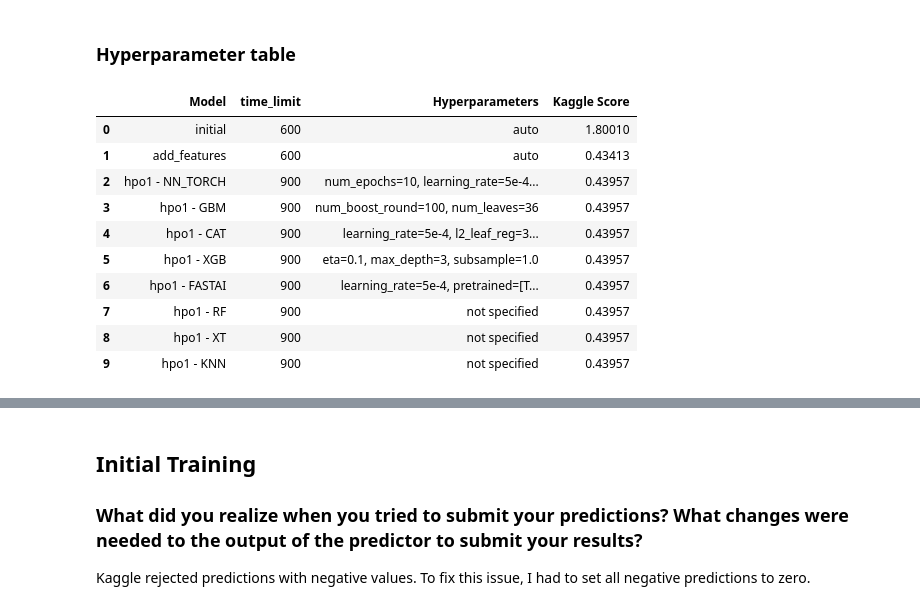
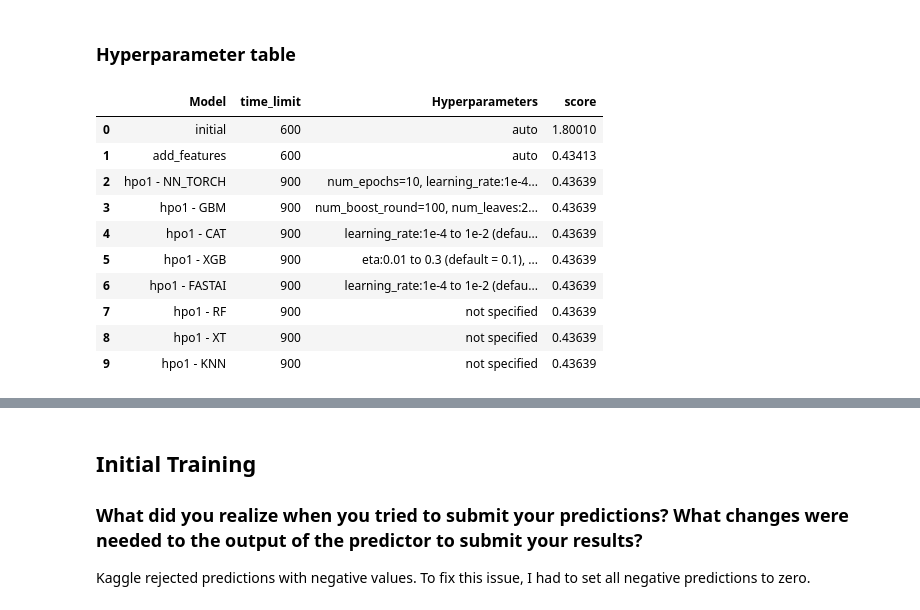
Before and after one commit to sheyiphunmi/Predicting-Bike-Sharing-Demand-with-AutoGluon, a Jupyter notebook: project-template.ipynb, the cells around one changed output, grey strips where cells are left out. Cells and saved outputs as stored; diff of their text form; code cells hidden in the pictures.

```diff
--- a/project-template.ipynb
+++ b/project-template.ipynb
@@ -871,21 +961,23 @@ fig.savefig('model_test_score.png')
 # %%
 # The 3 hyperparameters we tuned with the kaggle score as the result
 pd.DataFrame({
     'Model': ['initial', 'add_features', 'hpo1 - NN_TORCH', 'hpo1 - GBM', 'hpo1 - CAT', 'hpo1 - XGB', 'hpo1 - FASTAI', 'hpo1 - RF', 'hpo1 - XT', 'hpo1 - KNN'],
     'time_limit': [600, 600, 900, 900, 900, 900, 900, 900, 900, 900],
-    'Hyperparameters': ['auto', 'auto', 'num_epochs=10, learning_rate=5e-4, dropout_prob=0.3', 'num_boost_round=100, num_leaves=36', 'learning_rate=5e-4, l2_leaf_reg=3, depth=[4, 10], subsample=1.0', 'eta=0.1, max_depth=3, subsample=1.0', 'learning_rate=5e-4, pretrained=[True, False]', 'not specified', 'not specified', 'not specified'],
-    'Kaggle Score': [1.8001, 0.43413, 0.43957, 0.43957, 0.43957, 0.43957, 0.43957, 0.43957, 0.43957, 0.43957]
+    'Hyperparameters': ['auto', 'auto', 'num_epochs=10, learning_rate:1e-4 to 1e-1 (default = 5e-4)', 'num_boost_round=100, num_leaves:26 to 66 (default = 66)',
+                        'learning_rate:1e-4 to 1e-2 (default = 5e-4), l2_leaf_reg: 1 to 5 (default = 3)', 'eta:0.01 to 0.3 (default = 0.1), max_depth=3, subsample=1.0',
+                        'learning_rate:1e-4 to 1e-2 (default = 5e-4), pretrained=[True, False]', 'not specified', 'not specified', 'not specified'],
+                        'score': [1.8001, 0.43413, 0.43639, 0.43639, 0.43639, 0.43639, 0.43639, 0.43639, 0.43639, 0.43639]
 }
 )
 # %% [output]
-|  | Model | time_limit | Hyperparameters | Kaggle Score |
+|  | Model | time_limit | Hyperparameters | score |
 | 0 | initial | 600 | auto | 1.80010 |
 | 1 | add_features | 600 | auto | 0.43413 |
-| 2 | hpo1 - NN_TORCH | 900 | num_epochs=10, learning_rate=5e-4... | 0.43957 |
-| 3 | hpo1 - GBM | 900 | num_boost_round=100, num_leaves=36 | 0.43957 |
-| 4 | hpo1 - CAT | 900 | learning_rate=5e-4, l2_leaf_reg=3... | 0.43957 |
-| 5 | hpo1 - XGB | 900 | eta=0.1, max_depth=3, subsample=1.0 | 0.43957 |
-| 6 | hpo1 - FASTAI | 900 | learning_rate=5e-4, pretrained=[T... | 0.43957 |
-| 7 | hpo1 - RF | 900 | not specified | 0.43957 |
-| 8 | hpo1 - XT | 900 | not specified | 0.43957 |
-| 9 | hpo1 - KNN | 900 | not specified | 0.43957 |
+| 2 | hpo1 - NN_TORCH | 900 | num_epochs=10, learning_rate:1e-4... | 0.43639 |
+| 3 | hpo1 - GBM | 900 | num_boost_round=100, num_leaves:2... | 0.43639 |
+| 4 | hpo1 - CAT | 900 | learning_rate:1e-4 to 1e-2 (defau... | 0.43639 |
+| 5 | hpo1 - XGB | 900 | eta:0.01 to 0.3 (default = 0.1), ... | 0.43639 |
+| 6 | hpo1 - FASTAI | 900 | learning_rate:1e-4 to 1e-2 (defau... | 0.43639 |
+| 7 | hpo1 - RF | 900 | not specified | 0.43639 |
+| 8 | hpo1 - XT | 900 | not specified | 0.43639 |
+| 9 | hpo1 - KNN | 900 | not specified | 0.43639 |
```
Also changed, not shown: parts of 26 cells of this notebook, 7 other files.
